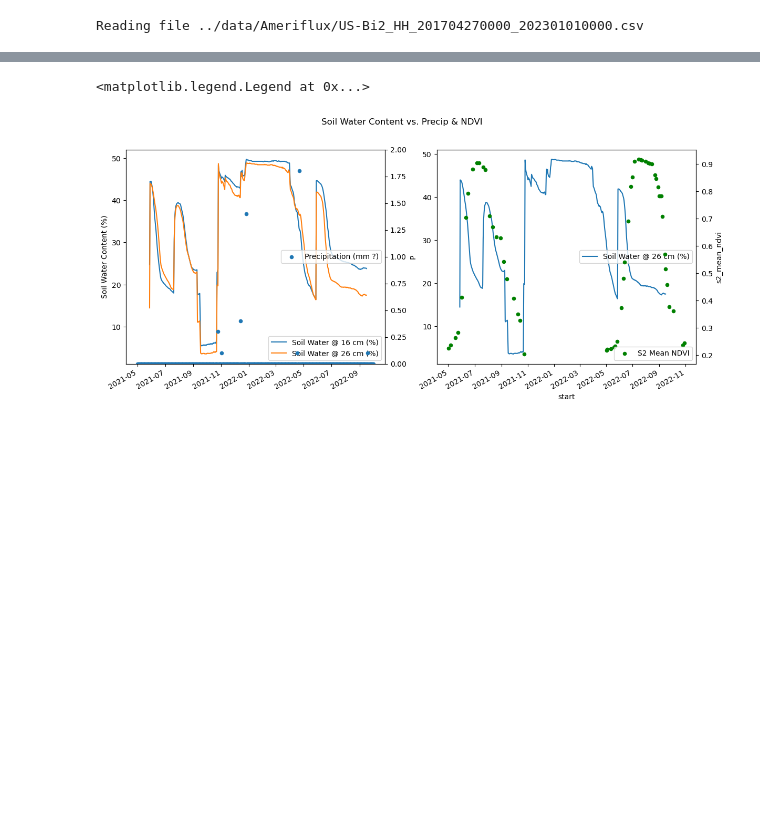
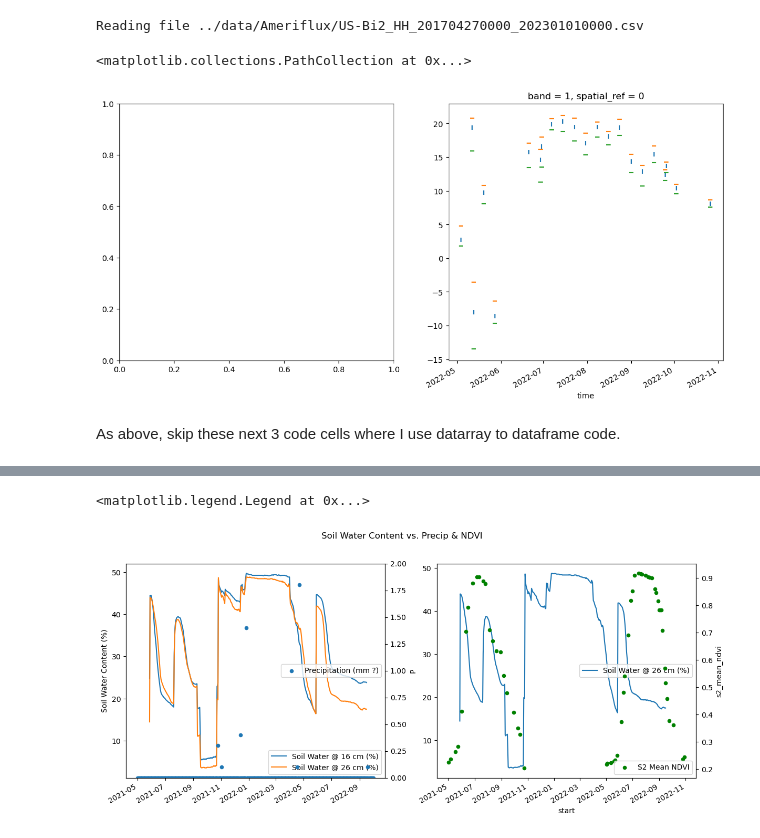
Before and after one commit to eculler/lst-crop-stress-capstone, a Jupyter notebook: exploratory/tcruicks-final-v1.ipynb, the cells around one changed output, grey strips where cells are left out. Saved outputs shown, nothing was run; the diff lists cells and outputs as text; code cells hidden in the pictures; blank space fills up the shorter version.

```diff
--- a/exploratory/tcruicks-final-v1.ipynb
+++ b/exploratory/tcruicks-final-v1.ipynb
@@ -481,10 +320,20 @@ Name: minx, dtype: float64
 collections = ["prepped_inputs_s2"]
 
 # Search STAC for available images.
-(s2_items1, num_tiles1) = stac_tile_search(collections, geom, start1, end1)
-(s2_items2, num_tiles2) = stac_tile_search(collections, geom, start2, end2)
+(s2_items1, num_tiles1, itemjson1) = stac_tile_search(collections, geom, start1, end1)
+(s2_items2, num_tiles2, itemjson2) = stac_tile_search(collections, geom, start2, end2)
 s2_items = s2_items1 + s2_items2
 num_s2_tiles = num_tiles1 + num_tiles2
 
 print(f"First date: {s2_items[0]}")
 print(f"Last date: {s2_items[-1]}")
+
+
+# Python code to merge dict using update() method
+# Here we merge the dictionaries with the URLS for each image.
+def Merge(dict1, dict2):
+    res = {**dict1, **dict2}
+    return res
+
+items_json = Merge(itemjson1, itemjson2)
+print (items_json)
@@ -694,10 +541,12 @@ for i, asset in enumerate(asset_dict):
     found_items = []
 
     # Search and retrieve images from the two seasons.
-    (found_items1, num_tiles1) = stac_tile_search(asset, geom, start1, end1)
+    #(found_items1, num_tiles1) = stac_tile_search(asset, geom, start1, end1)
     (found_items2, num_tiles2) = stac_tile_search(asset, geom, start2, end2)
-    found_items = found_items1  + found_items2
-    num_tiles = num_tiles1 + num_tiles2
+    #found_items = found_items1  + found_items2
+    #num_tiles = num_tiles1 + num_tiles2
+    found_items = found_items2
+    num_tiles = num_tiles2
 
     # Extract LST data from AOI. ----------------
     (aoi_lst_da) = create_aoi_image_stack(
@@ -721,6 +570,23 @@ for i, asset in enumerate(asset_dict):
 
     catd_da_list.append(catd_ds)
     lst_da_list.append(aoi_lst_da.squeeze())
+# %%
+# PLOT ***FAUX*** BOXPLOTS FROM DATAARRAYS.
+
+fig, (ax) = plt.subplots(1, 2, figsize=(14, 6))
+
+damean = catd_da_list[0].groupby('time').mean(...)
+damin = catd_da_list[0].groupby('time').min(...)
+damax = catd_da_list[0].groupby('time').max(...)
+
+damean.plot.scatter(x='time', marker='|')
+damax.plot.scatter(x='time', marker='_')
+damin.plot.scatter(x='time', marker='_')
+# %% [output]
+<matplotlib.collections.PathCollection at 0x...>
+[figure, added]
+# %% [markdown]
+As above, skip these next 3 code cells where I use datarray to dataframe code.
 # %%
 # CONVERT LST/CATD DATAARRAYS INTO DATAFRAMES FOR BOXPLOTS.
 
```
Also changed, not shown: parts of 21 cells of this notebook.
